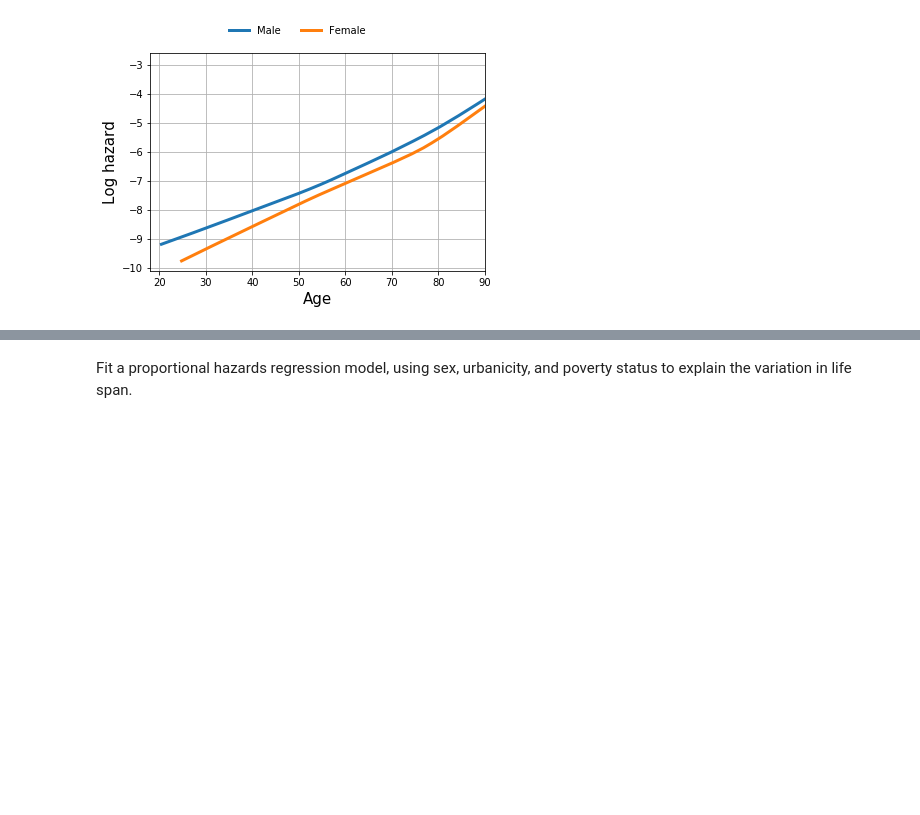
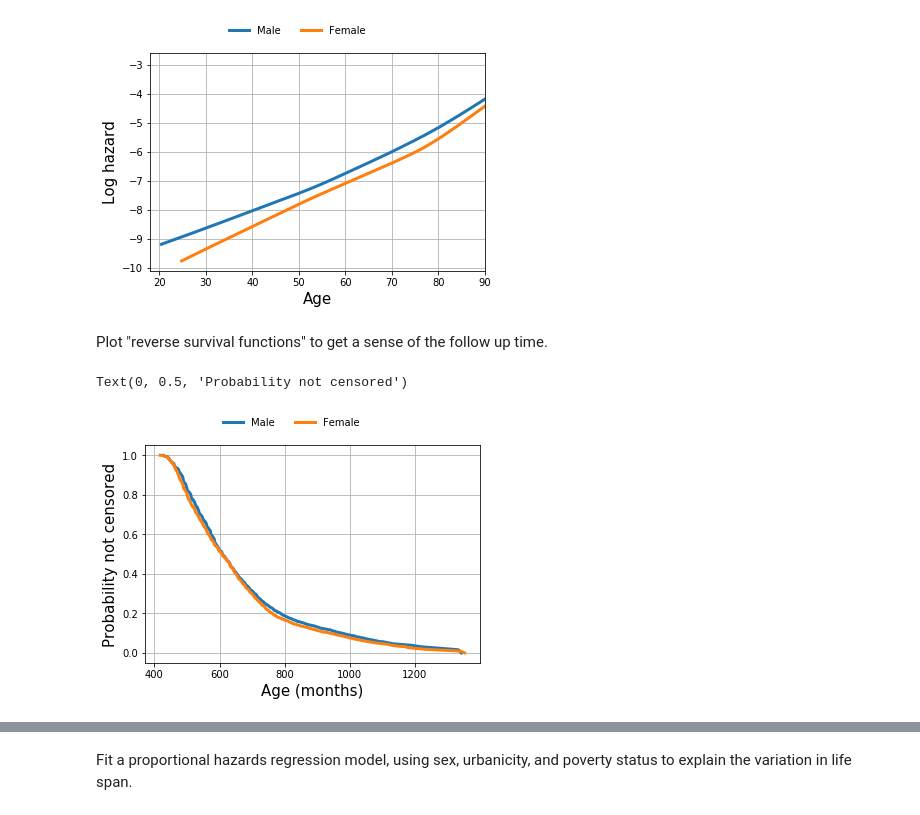
Before and after one commit to kshedden/workshops, a Jupyter notebook: survival_python/notebooks/nhanes.ipynb, the cells around one changed output, grey strips where cells are left out. Saved outputs shown, nothing was run; the diff lists cells and outputs as text; code cells hidden in the pictures; blank space fills up the shorter version.

```diff
--- a/survival_python/notebooks/nhanes.ipynb
+++ b/survival_python/notebooks/nhanes.ipynb
@@ -37 +43,3 @@ df["rural"] = (df.urbanrural == 2).astype(np.int)
+# %%
+df["age_months"] = 12 * df.age
 # %% [markdown]
@@ -39,6 +47,5 @@ Calculate the age at death or censoring
 # %%
-df["age_int"] = 12*df.age  # months
-df["end"] = df.age_int + df.permth_int  # months
+df["end"] = df.age_months + df.permth_int
 # %% [markdown]
 It is possible to do something more sophisticated about missing data, but here we
 will do a complete case analysis.
@@ -47,5 +54,5 @@ df = df.dropna()
 # %% [markdown]
 SurvfuncRight can't handle 0 survival times
 # %%
-df = df.loc[df.end > df.age_int]
+df = df.loc[df.end > df.age_months]
 # %% [markdown]
@@ -70,7 +77,7 @@ plt.grid(True)
 sex = {0: "Male", 1: "Female"}
 for female in (0, 1):
     ii = df.female == female
-    s = sm.SurvfuncRight(df.loc[ii, "end"], df.loc[ii, "mortstat"], entry=df.loc[ii, "age_int"])
+    s = sm.SurvfuncRight(df.loc[ii, "end"], df.loc[ii, "mortstat"], entry=df.loc[ii, "age_months"])
     tm, hz = hazard(s)
     ha = sm.nonparametric.lowess(np.log(hz), tm/12)
     plt.plot(ha[:, 0], ha[:, 1], lw=3, label=sex[female])
@@ -82,3 +89,20 @@ plt.ylabel("Log hazard", size=15)
 _ = plt.xlim(18, 90)
 # %% [output]
 [figure]
+# %% [markdown]
+Plot "reverse survival functions" to get a sense of the follow up time.
+# %%
+plt.grid(True)
+sex = {0: "Male", 1: "Female"}
+for female in (0, 1):
+    ii = df.female == female
+    s = sm.SurvfuncRight(df.loc[ii, "end"], 1 - df.loc[ii, "mortstat"], entry=df.loc[ii, "age_months"])
+    plt.plot(s.surv_times, s.surv_prob, lw=3, label=sex[female])
+ha, lb = plt.gca().get_legend_handles_labels()
+leg = plt.figlegend(ha, lb, "upper center", ncol=2)
+leg.draw_frame(False)
+plt.xlabel("Age (months)", size=15)
+plt.ylabel("Probability not censored", size=15)
+# %% [output]
+Text(0, 0.5, 'Probability not censored')
+[figure, added]
```
Also changed, not shown: parts of 10 cells of this notebook, 2 other files.
